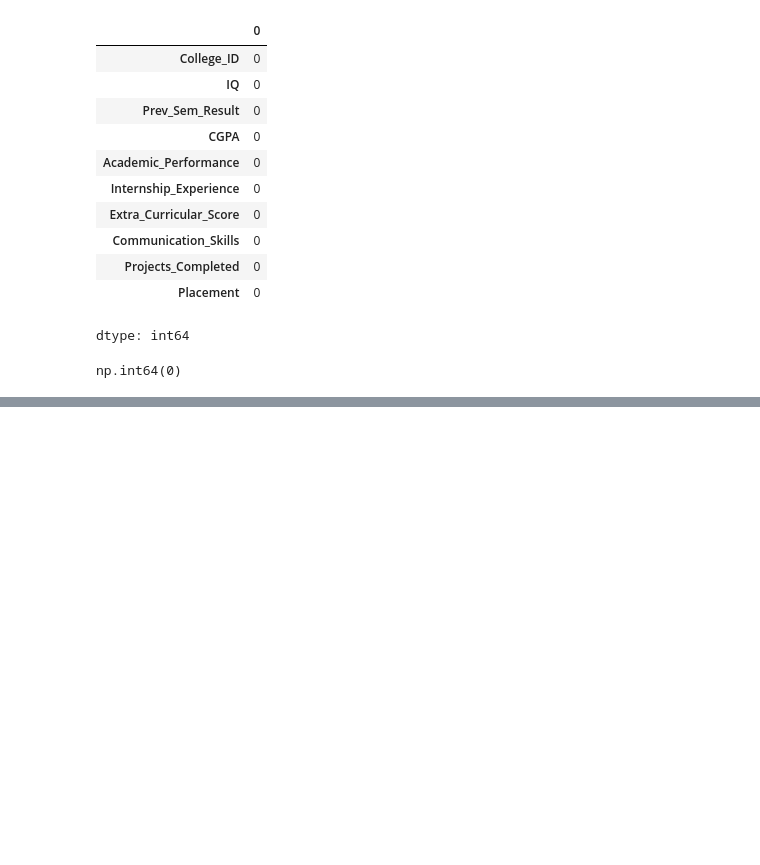
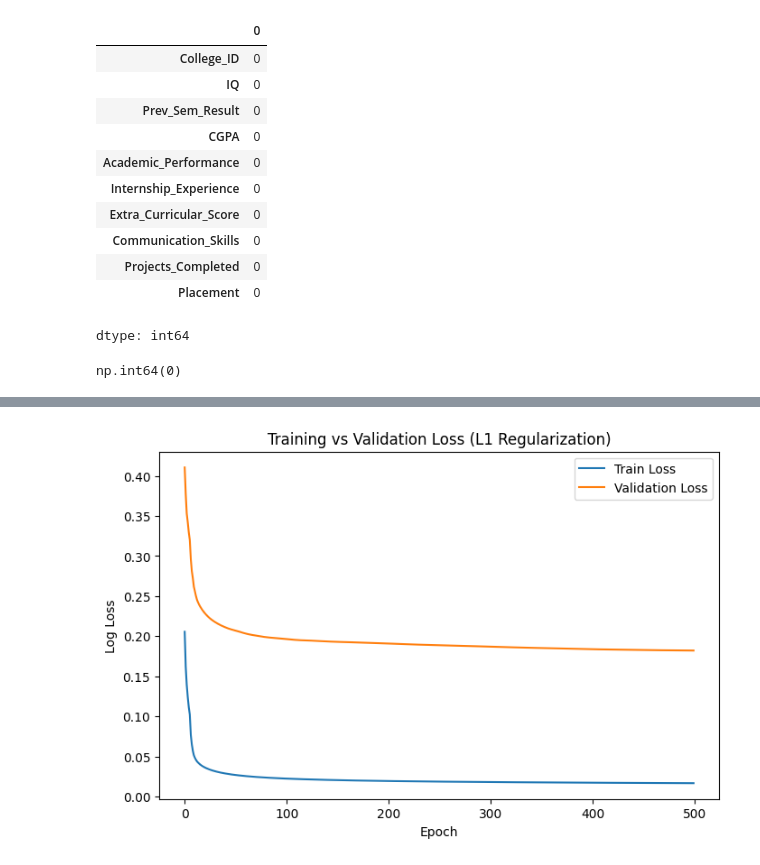
Before and after one commit to MDRobiulhassan/Machine-Learning-Course, a Jupyter notebook: College_Placement.ipynb, the cells around one changed output, grey strips where cells are left out. Saved outputs shown, nothing was run; the diff lists cells and outputs as text; code cells hidden in the pictures; blank space fills up the shorter version.

```diff
--- a/College_Placement.ipynb
+++ b/College_Placement.ipynb
@@ -76,0 +162,35 @@ X_test = scaler.transform(X_test)
+# %%
+model = SGDClassifier(
+    loss='log_loss',
+    penalty='l1',         # L1 regularization
+    alpha=0.0005,         # small regularization strength
+    learning_rate='constant',
+    eta0=0.0005,
+    random_state=42
+)
+# %%
+epochs = 500
+train_losses, val_losses = [], []
+train_acc, val_acc = [], []
+
+for epoch in range(epochs):
+    model.partial_fit(X_train_small, y_train_small, classes=np.unique(y_train_small))
+
+    y_train_prob = model.predict_proba(X_train_small)
+    y_val_prob = model.predict_proba(X_test_poly)
+
+    y_train_pred = model.predict(X_train_small)
+    y_val_pred = model.predict(X_test_poly)
+
+    train_losses.append(log_loss(y_train_small, y_train_prob))
+    val_losses.append(log_loss(y_test, y_val_prob))
+    train_acc.append(accuracy_score(y_train_small, y_train_pred))
+    val_acc.append(accuracy_score(y_test, y_val_pred))
+# %%
+def smooth(values, factor=5):
+    return [np.mean(values[max(0, i-factor):i+1]) for i in range(len(values))]
+
+train_losses_smooth = smooth(train_losses)
+val_losses_smooth = smooth(val_losses)
+train_acc_smooth = smooth(train_acc)
+val_acc_smooth = smooth(val_acc)
@@ -76,0 +210,11 @@ X_test = scaler.transform(X_test)
+# %%
+plt.figure(figsize=(8,5))
+plt.plot(train_losses_smooth, label='Train Loss')
+plt.plot(val_losses_smooth, label='Validation Loss')
+plt.xlabel("Epoch")
+plt.ylabel("Log Loss")
+plt.title("Training vs Validation Loss (L1 Regularization)")
+plt.legend()
+plt.show()
+# %% [output]
+[figure, added]
```
Also changed, not shown: parts of 36 cells of this notebook.
